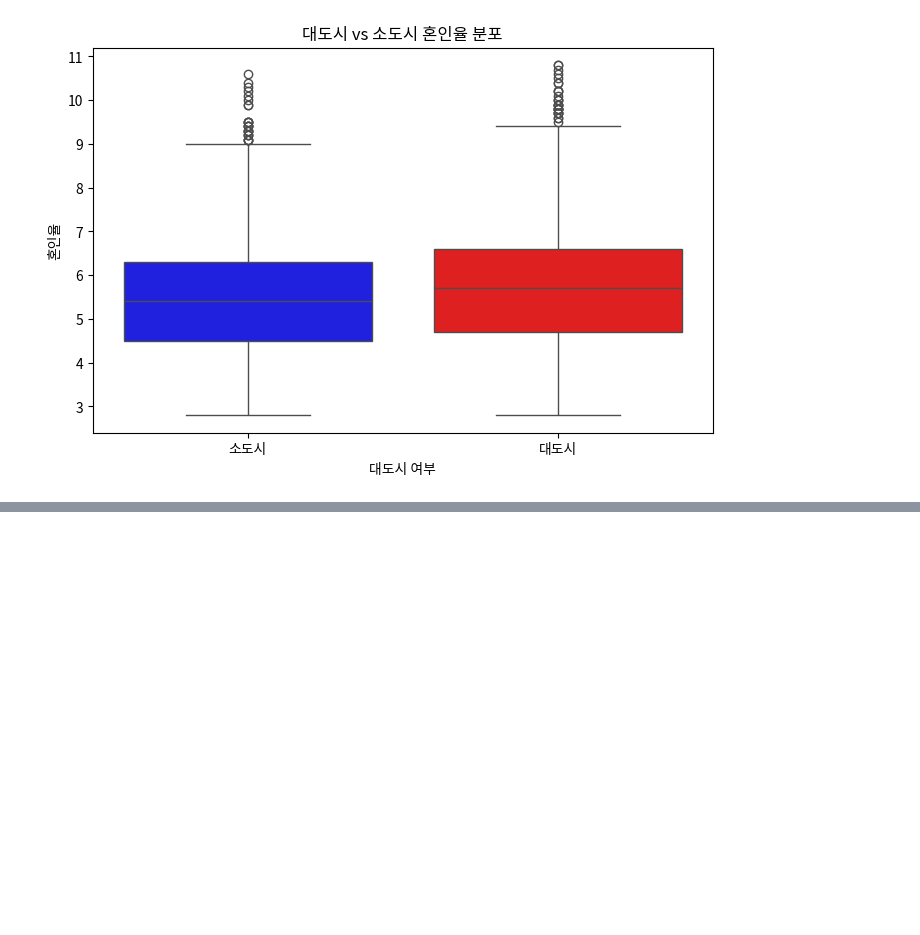
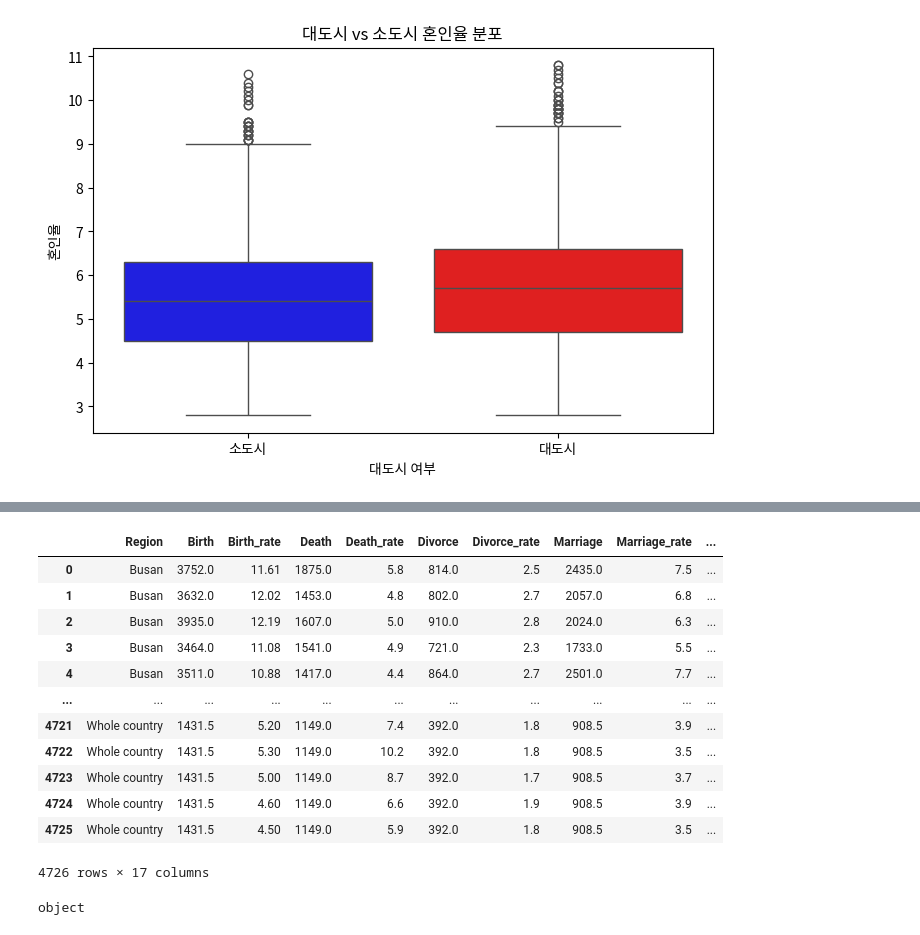
Before and after one commit to Phoenix-EDA-Team/EDA-Demographic, a Jupyter notebook: [Baseline] 한국 인구 통계 EDA.ipynb, the cells around one changed output, grey strips where cells are left out. Saved outputs shown, nothing was run; the diff lists cells and outputs as text; code cells hidden in the pictures; blank space fills up the shorter version.

```diff
--- a/[Baseline] 한국 인구 통계 EDA.ipynb
+++ b/[Baseline] 한국 인구 통계 EDA.ipynb
@@ -573,0 +600,3 @@ plt.show()
+# %%
+df2 = pd.read_csv('./data/지역별1인당경제소득.csv')
+df2
@@ -573,0 +617,25 @@ plt.show()
+# %%
+merged_df = pd.merge(df, df2, how="outer", on=["Region", "Year"])
+merged_df
+# %% [output]
+|  | Region | Birth | Birth_rate | Death | Death_rate | Divorce | Divorce_rate | Marriage | Marriage_rate | ... |
+| 0 | Busan | 3752.0 | 11.61 | 1875.0 | 5.8 | 814.0 | 2.5 | 2435.0 | 7.5 | ... |
+| 1 | Busan | 3632.0 | 12.02 | 1453.0 | 4.8 | 802.0 | 2.7 | 2057.0 | 6.8 | ... |
+| 2 | Busan | 3935.0 | 12.19 | 1607.0 | 5.0 | 910.0 | 2.8 | 2024.0 | 6.3 | ... |
+| 3 | Busan | 3464.0 | 11.08 | 1541.0 | 4.9 | 721.0 | 2.3 | 1733.0 | 5.5 | ... |
+| 4 | Busan | 3511.0 | 10.88 | 1417.0 | 4.4 | 864.0 | 2.7 | 2501.0 | 7.7 | ... |
+| ... | ... | ... | ... | ... | ... | ... | ... | ... | ... | ... |
+| 4721 | Whole country | 1431.5 | 5.20 | 1149.0 | 7.4 | 392.0 | 1.8 | 908.5 | 3.9 | ... |
+| 4722 | Whole country | 1431.5 | 5.30 | 1149.0 | 10.2 | 392.0 | 1.8 | 908.5 | 3.5 | ... |
+| 4723 | Whole country | 1431.5 | 5.00 | 1149.0 | 8.7 | 392.0 | 1.7 | 908.5 | 3.7 | ... |
+| 4724 | Whole country | 1431.5 | 4.60 | 1149.0 | 6.6 | 392.0 | 1.9 | 908.5 | 3.9 | ... |
+| 4725 | Whole country | 1431.5 | 4.50 | 1149.0 | 5.9 | 392.0 | 1.8 | 908.5 | 3.5 | ... |
+4726 rows × 17 columns
+# %%
+# 데이터 타입 확인
+print(merged_df["1인당 개인소득"].dtype)
+
+# 숫자형으로 변환 (문자열이 포함된 경우 처리)
+merged_df["1인당 개인소득"] = pd.to_numeric(merged_df["1인당 개인소득"], errors="coerce")
+# %% [output]
+object
```
Also changed, not shown: parts of 11 cells of this notebook, 7 other files.
